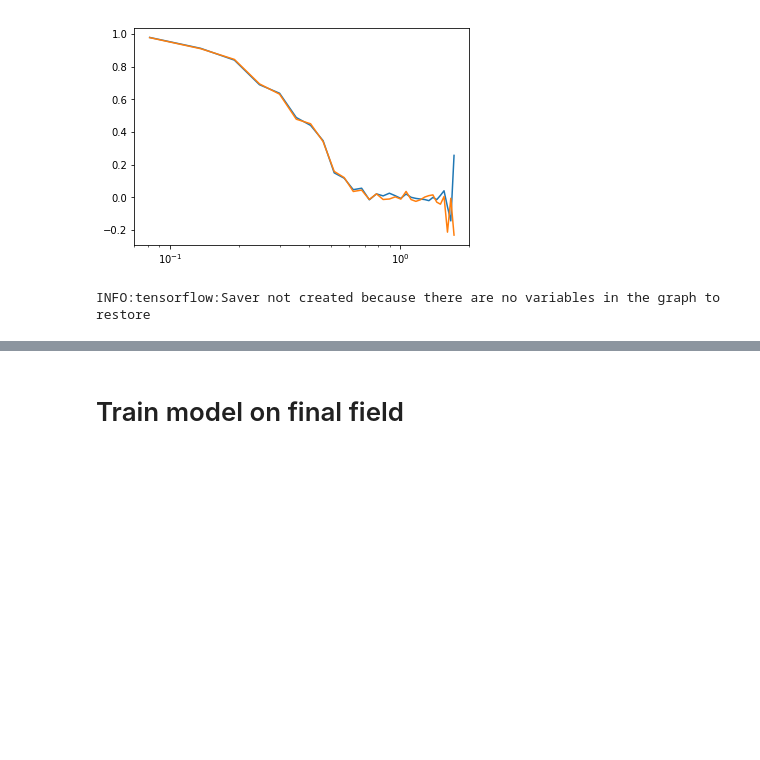
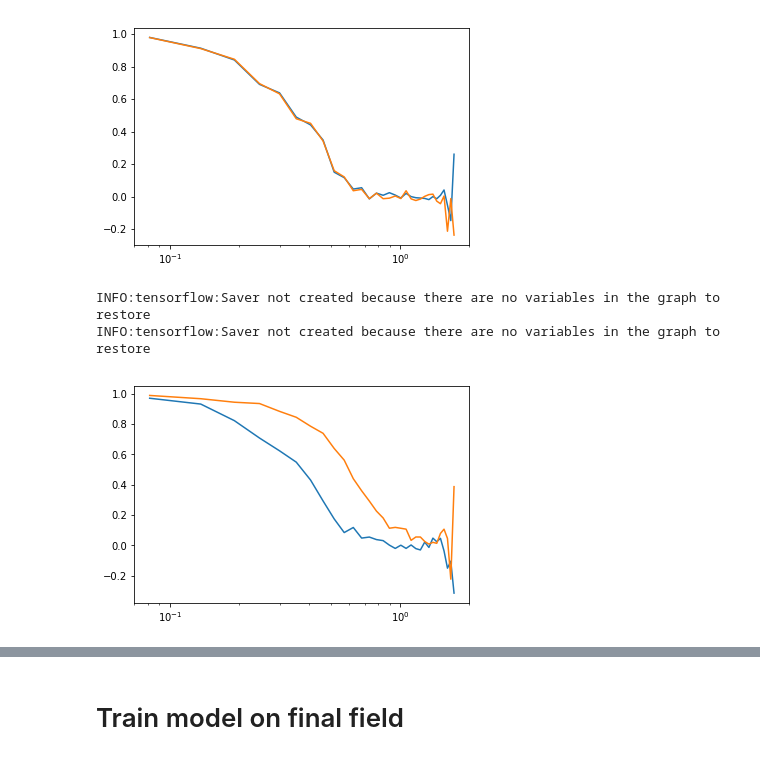
Before and after one commit to EiffL/invertible_mappings, a Jupyter notebook: notebooks/CM/Inverse_stability-ZA3D-sampling.ipynb, the cells around one changed output, grey strips where cells are left out. Saved outputs shown, nothing was run; the diff lists cells and outputs as text; code cells hidden in the pictures; blank space fills up the shorter version.

```diff
--- a/notebooks/CM/Inverse_stability-ZA3D-sampling.ipynb
+++ b/notebooks/CM/Inverse_stability-ZA3D-sampling.ipynb
@@ -262,8 +291,7 @@ INFO:tensorflow:Exported TF-Hub module to: ./modules/densemoduleza3dsample
 # %% [markdown]
 # Reconstruct here
 # %%
-kmesh = sum(kk**2 for kk in config['kvec'])**0.5
-priorwt = config['ipklin'](kmesh) * config['boxsize'] ** -3
+
 
 def dorecon(yy, xinit, modname, useprior=True, niter=5000, lr=0.001, sampleonly=False):
     tf.reset_default_graph()
@@ -282,7 +310,7 @@ def dorecon(yy, xinit, modname, useprior=True, niter=5000, lr=0.001, sampleonly=
     loglik = module({'features':xrecon, 'labels':yy}, as_dict=True)['loglikelihood']
     loglik = -tf.reduce_sum(loglik, axis=(1, 2, 3))
 
-    xreconk = tfpmfuncs.r2c3d(xrecon)
+    xreconk = tfpf.r2c3d(xrecon)
     priormesh = tf.square(tf.cast(tf.abs(xreconk), tf.float32))
     prior = tf.reduce_sum(tf.multiply(priormesh, 1/priorwt), axis=(1, 2, 3))
     prior = tf.multiply(prior, 1/nc, name='prior')
@@ -302,7 +330,7 @@ def dorecon(yy, xinit, modname, useprior=True, niter=5000, lr=0.001, sampleonly=
         priors = []
         for it in range(niter+1):
             _, l, p = sess.run([opt_op, loss, prior])
-            if it%300==0: print(l[0])
+            if it%300==0: print(it, l[0])
             losses.append(l)
             priors.append(p)
         xfin = sess.run(xrecon)
@@ -355,3 +383,6 @@ Tensor("Neg:0", shape=(10,), dtype=float32) Tensor("prior:0", shape=(10,), dtype
+# %%
+# np.save('./xrecondenseza3dsample', xrecon)
+xrecons = [np.load('./xrecondenseza3dsample.npy')]
 # %%
 ii = 0
 plt.plot(losses[0][:, ii])
@@ -397,8 +428,24 @@ plt.plot(kk, p12all/(p1*p2all)**0.5)
 plt.xscale('log')
 # %% [output]
 [figure]
-# %%
-modname = './modules/densemoduleza3dsample///'
-samplexrecons = dorecon(xrecons[0]*0, xrecons[0], modname=modname, sampleonly=True)
-# %% [output]
-INFO:tensorflow:Saver not created because there are no variables in the graph to restore
+# %%
+modname = './modules/densemoduleza3dsample///'
+samplexrecons = dorecon(xrecons[0]*0, xrecons[0], modname=modname, sampleonly=True)
+
+tmp = np.expand_dims(inits[ir[0]], 0)
+samplelearn = dorecon(tmp*0, tmp , modname=modname, sampleonly=True)
+
+
+kk, p1 = tools.power(finsample[ir[0]], boxsize=bs)
+kk, p2 = tools.power(samplelearn, boxsize=bs)
+kk, p12 = tools.power(finsample[ir[0]], samplelearn, boxsize=bs)
+kk, p2r = tools.power(samplexrecons[0], boxsize=bs)
+kk, p12r = tools.power(finsample[ir[0]], samplexrecons[0], boxsize=bs)
+
+plt.plot(kk, p12/(p1*p2)**0.5)
+plt.plot(kk, p12r/(p1*p2r)**0.5)
+plt.xscale('log')
+# %% [output]
+INFO:tensorflow:Saver not created because there are no variables in the graph to restore
+INFO:tensorflow:Saver not created because there are no variables in the graph to restore
+[figure, added]
```
Also changed, not shown: parts of 87 cells of this notebook, 4 other files.
